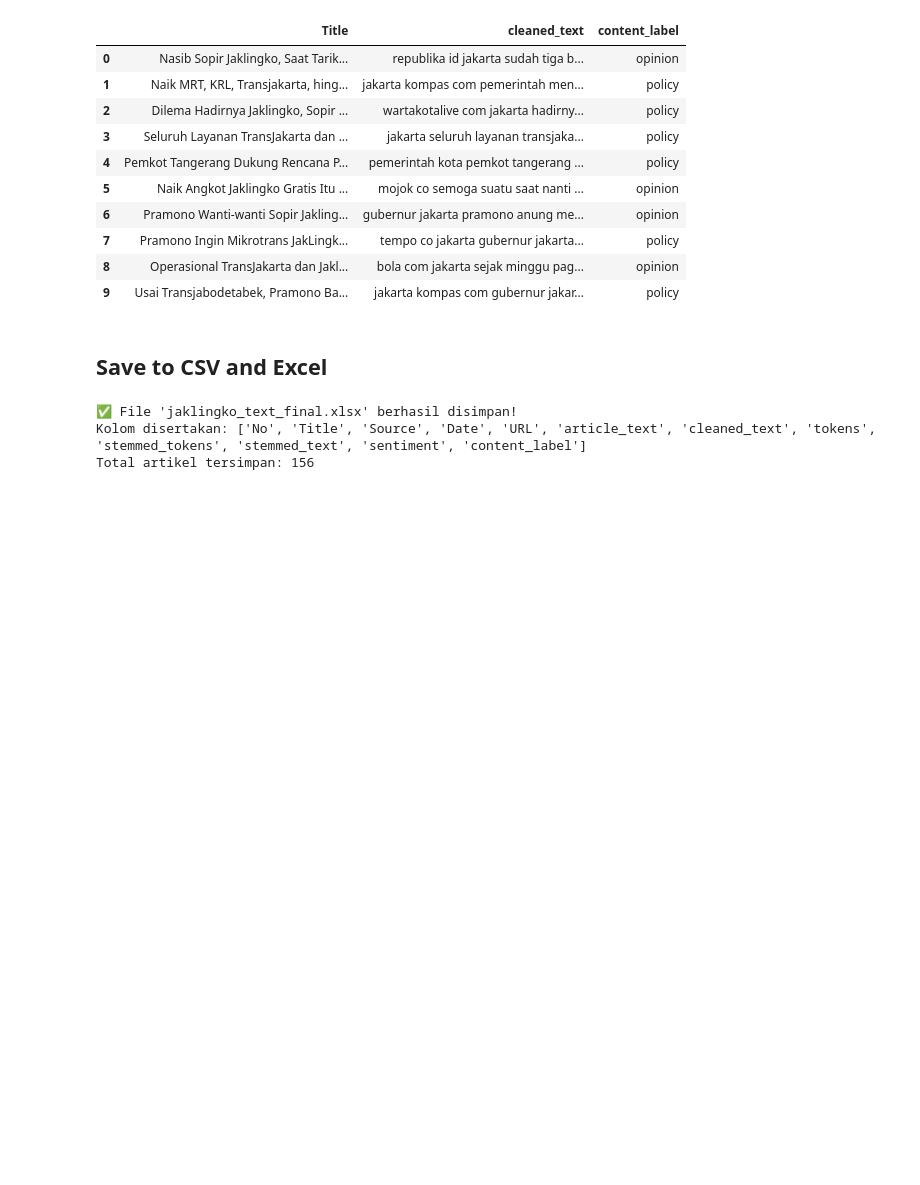
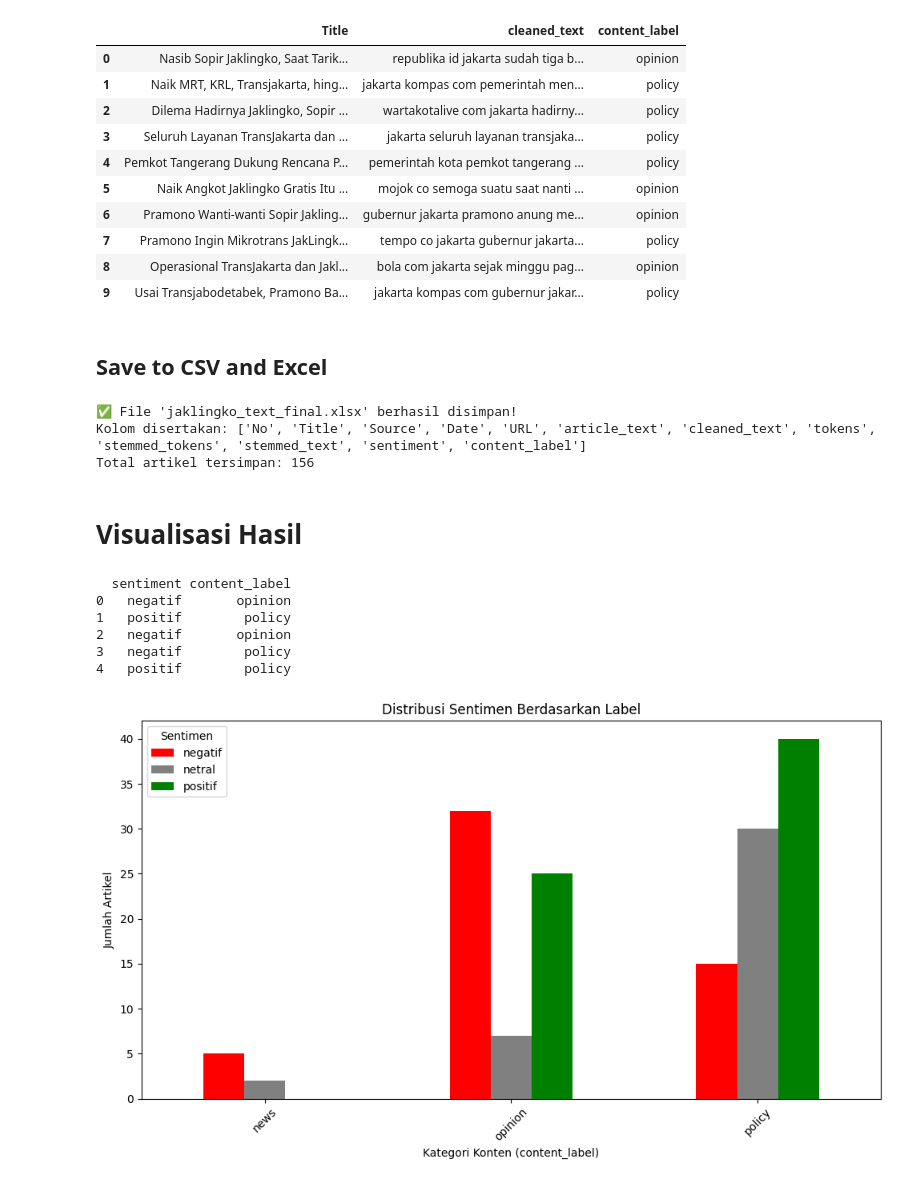
Before and after one commit to denjear/Project_A_4_PBA_Jaklingko, a Jupyter notebook: notebooks/04_Jaklingko_Sentiment_Analysis_&_Content_Labeling.ipynb, the cells around one changed output. Cells and saved outputs as stored; diff of their text form; code cells hidden in the pictures; blank space fills up the shorter version.

Commit message:
update sentiment & polarity

```diff
--- a/notebooks/04_Jaklingko_Sentiment_Analysis_&_Content_Labeling.ipynb
+++ b/notebooks/04_Jaklingko_Sentiment_Analysis_&_Content_Labeling.ipynb
@@ -225,3 +225,45 @@ df_article[available_cols].to_csv("jaklingko_text_final.csv", index=False, encod
 print("✅ File 'cleaned_jaklingko_text.csv' berhasil disimpan!")
 print(f"Kolom disertakan: {available_cols}")
 print(f"Total artikel tersimpan: {len(df_article)}")
+# %% [markdown]
+# Visualisasi Hasil
+# %%
+import pandas as pd
+import matplotlib.pyplot as plt
+
+# 1. Baca file Excel
+df = pd.read_excel("02_jaklingko_final.xlsx")
+
+# 2. Lihat isi kolom untuk memastikan
+print(df[['sentiment', 'content_label']].head())
+
+# 3. Hitung jumlah data berdasarkan kombinasi sentiment dan content_label
+count_data = df.groupby(['content_label', 'sentiment']).size().unstack(fill_value=0)
+
+# 4. Buat visualisasi (bar chart) dengan warna khusus per sentimen
+colors = {
+    'negatif': 'red',
+    'netral': 'gray',
+    'positif': 'green'
+}
+
+count_data.plot(kind='bar', figsize=(10,6), color=[colors[col] for col in count_data.columns])
+
+# 5. Tambahkan judul dan label
+plt.title('Distribusi Sentimen Berdasarkan Label')
+plt.xlabel('Kategori Konten (content_label)')
+plt.ylabel('Jumlah Artikel')
+plt.legend(title='Sentimen')
+plt.xticks(rotation=45)
+plt.tight_layout()
+
+# 6. Tampilkan grafik
+plt.show()
+# %% [output]
+  sentiment content_label
+0   negatif       opinion
+1   positif        policy
+2   negatif       opinion
+3   negatif        policy
+4   positif        policy
+[figure, added]
```
Also changed, not shown: parts of 2 cells of this notebook.
